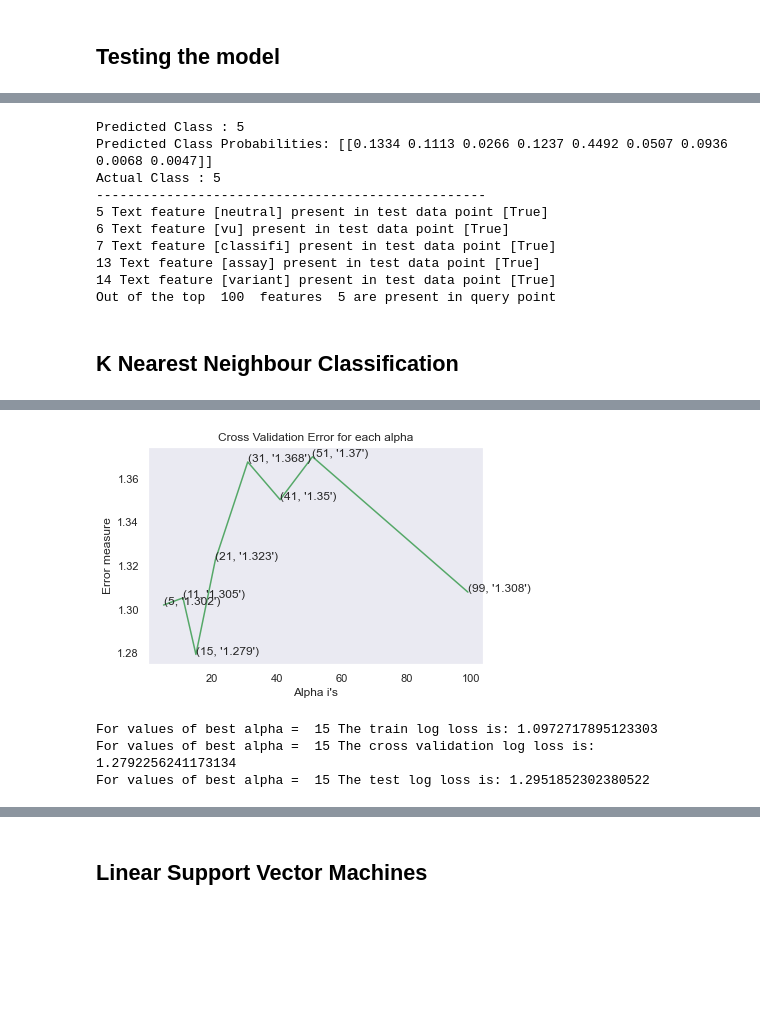
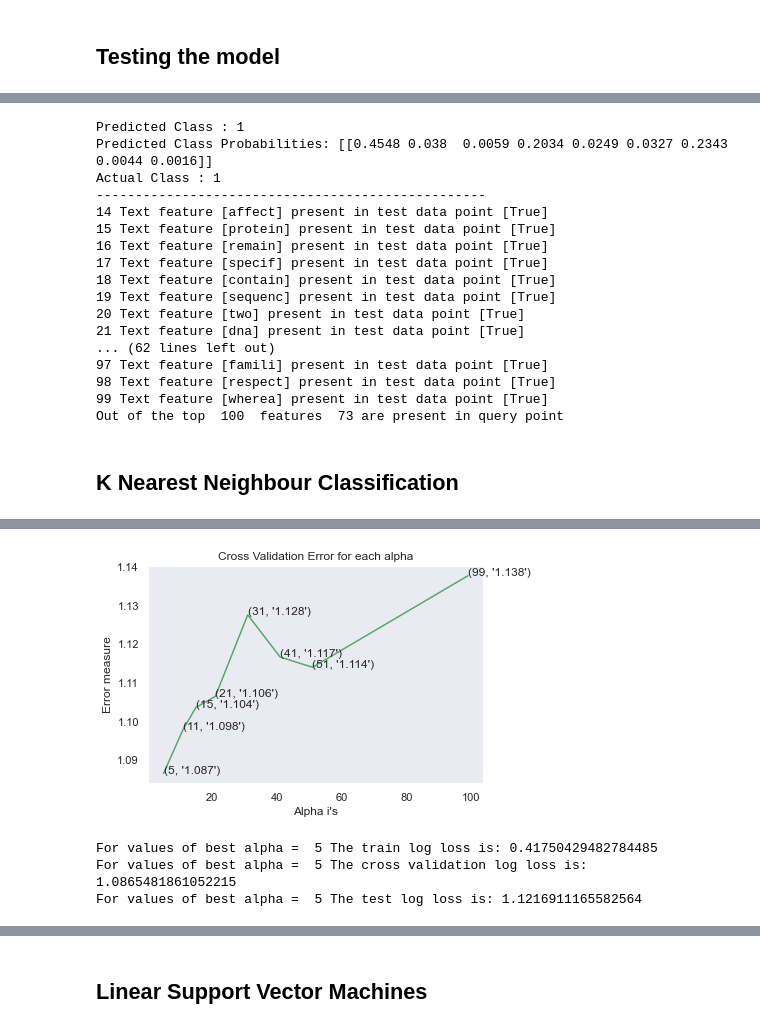
Before and after one commit to surendhar-1706/Classification_of_cancer_mutants, a Jupyter notebook: Cancer_Mutant.ipynb, the cells around one changed output, grey strips where cells are left out. Drawn from its saved outputs; the diff is of its cells as text; code cells hidden in the pictures; blank space fills up the shorter version.

```diff
--- a/Cancer_Mutant.ipynb
+++ b/Cancer_Mutant.ipynb
@@ -252,0 +299,8 @@ df_train
+# %%
+def get_top_n_ngram(corpus, n=None,k=None):
+    vec = CountVectorizer(ngram_range=(k,k )).fit(corpus)
+    bag_of_words = vec.transform(corpus)
+    sum_words = bag_of_words.sum(axis=0)
+    words_freq = [(word, sum_words[0, idx]) for word, idx in vec.vocabulary_.items()]
+    words_freq =sorted(words_freq, key = lambda x: x[1], reverse=True)
+    return words_freq[:n]
@@ -252,0 +317,14 @@ df_train
+# %%
+classest_data=[class1t,class2t,class3t,class4t,class5t,
+              class6t,class7t,class8t,class9t]
+plt.figure(figsize=(25,25))
+# good reviews bigrams
+for i in range(0,9):
+    plt.subplot(3,3,i+1)
+    x=[x[0] for x in classest_data[i]]
+    y=[x[1] for x in  classest_data[i]]
+    sns.barplot(y,x,color=colors[i])
+    plt.xticks(rotation=90,fontsize=20)
+    plt.title("Top 20 N-gram for Class {}".format(i+1),fontsize=20)
+plt.tight_layout(pad=0.4, w_pad=0.5, h_pad=1.0)
+plt.show()
@@ -567,0 +669,6 @@ gene_vectorizer.get_feature_names()
+# %%
+temp_list = []
+for i in test_gene_feature_onehotCoding:
+    temp_list.append(list(i.A[0]))
+
+#print(temp_list)
@@ -1144,5 +1082,5 @@ Number of missclassified point : 0.3822975517890772
 # %%
-test_point_index = 136
+test_point_index = 100
 no_feature = 100
 predicted_cls = sig_clf.predict(test_x_onehotCoding[test_point_index])
 print("Predicted Class :", predicted_cls[0])
@@ -1152,16 +1090,23 @@ indices = np.argsort(-clf.coef_)[predicted_cls-1][:,:no_feature]
 print("-"*50)
 get_impfeature_names(indices[0], test_df['cleaned_text'].iloc[test_point_index],test_df['Gene'].iloc[test_point_index],test_df['Variation'].iloc[test_point_index], no_feature)
 # %% [output]
-Predicted Class : 5
-Predicted Class Probabilities: [[0.1334 0.1113 0.0266 0.1237 0.4492 0.0507 0.0936 0.0068 0.0047]]
-Actual Class : 5
+Predicted Class : 1
+Predicted Class Probabilities: [[0.4548 0.038  0.0059 0.2034 0.0249 0.0327 0.2343 0.0044 0.0016]]
+Actual Class : 1
 --------------------------------------------------
-5 Text feature [neutral] present in test data point [True]
-6 Text feature [vu] present in test data point [True]
-7 Text feature [classifi] present in test data point [True]
-13 Text feature [assay] present in test data point [True]
-14 Text feature [variant] present in test data point [True]
-Out of the top  100  features  5 are present in query point
+14 Text feature [affect] present in test data point [True]
+15 Text feature [protein] present in test data point [True]
+16 Text feature [remain] present in test data point [True]
+17 Text feature [specif] present in test data point [True]
+18 Text feature [contain] present in test data point [True]
+19 Text feature [sequenc] present in test data point [True]
+20 Text feature [two] present in test data point [True]
+21 Text feature [dna] present in test data point [True]
+... (62 lines left out)
+97 Text feature [famili] present in test data point [True]
+98 Text feature [respect] present in test data point [True]
+99 Text feature [wherea] present in test data point [True]
+Out of the top  100  features  73 are present in query point
 # %% [markdown]
 ## K Nearest Neighbour Classification
 # %%
@@ -1171,10 +1116,10 @@ cv_log_error_array = []
 for i in alpha:
     print("for alpha =", i)
     clf = KNeighborsClassifier(n_neighbors=i)
-    clf.fit(train_x_onehotCoding, train_y)
+    clf.fit(train_x_responseCoding, train_y)
     sig_clf = CalibratedClassifierCV(clf, method="sigmoid")
-    sig_clf.fit(train_x_onehotCoding, train_y)
-    sig_clf_probs = sig_clf.predict_proba(cv_x_onehotCoding)
+    sig_clf.fit(train_x_responseCoding, train_y)
+    sig_clf_probs = sig_clf.predict_proba(cv_x_responseCoding)
     cv_log_error_array.append(log_loss(cv_y, sig_clf_probs, labels=clf.classes_, eps=1e-15))
     # to avoid rounding error while multiplying probabilites we use log-probability estimates
     print("Log Loss :",log_loss(cv_y, sig_clf_probs))
@@ -1192,15 +1137,15 @@ plt.show()
 
 best_alpha = np.argmin(cv_log_error_array)
 clf = KNeighborsClassifier(n_neighbors=alpha[best_alpha])
-clf.fit(train_x_onehotCoding, train_y)
+clf.fit(train_x_responseCoding, train_y)
 sig_clf = CalibratedClassifierCV(clf, method="sigmoid")
-sig_clf.fit(train_x_onehotCoding, train_y)
+sig_clf.fit(train_x_responseCoding, train_y)
 
-predict_y = sig_clf.predict_proba(train_x_onehotCoding)
+predict_y = sig_clf.predict_proba(train_x_responseCoding)
 print('For values of best alpha = ', alpha[best_alpha], "The train log loss is:",log_loss(y_train, predict_y, labels=clf.classes_, eps=1e-15))
-predict_y = sig_clf.predict_proba(cv_x_onehotCoding)
+predict_y = sig_clf.predict_proba(cv_x_responseCoding)
 print('For values of best alpha = ', alpha[best_alpha], "The cross validation log loss is:",log_loss(y_cv, predict_y, labels=clf.classes_, eps=1e-15))
-predict_y = sig_clf.predict_proba(test_x_onehotCoding)
+predict_y = sig_clf.predict_proba(test_x_responseCoding)
 print('For values of best alpha = ', alpha[best_alpha], "The test log loss is:",log_loss(y_test, predict_y, labels=clf.classes_, eps=1e-15))
 # %% [output]
 for alpha = 5
@@ -1222,6 +1167,6 @@ Log Loss : 1.307819491589648
-[figure, old version]
+[figure, new version]
-For values of best alpha =  15 The train log loss is: 1.0972717895123303
-For values of best alpha =  15 The cross validation log loss is: 1.2792256241173134
-For values of best alpha =  15 The test log loss is: 1.2951852302380522
+For values of best alpha =  5 The train log loss is: 0.41750429482784485
+For values of best alpha =  5 The cross validation log loss is: 1.0865481861052215
+For values of best alpha =  5 The test log loss is: 1.1216911165582564
 # %%
 clf = KNeighborsClassifier(n_neighbors=alpha[best_alpha])
```
Also changed, not shown: parts of 66 cells of this notebook.
